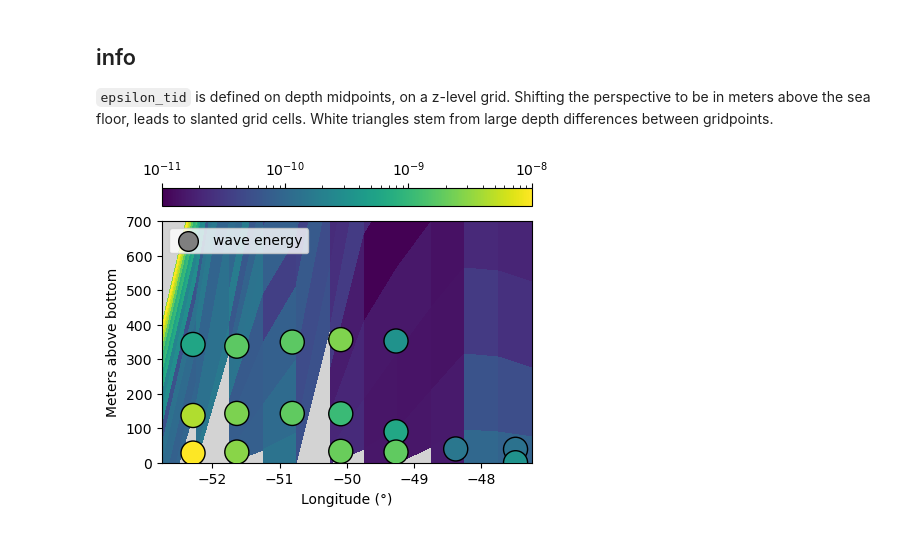
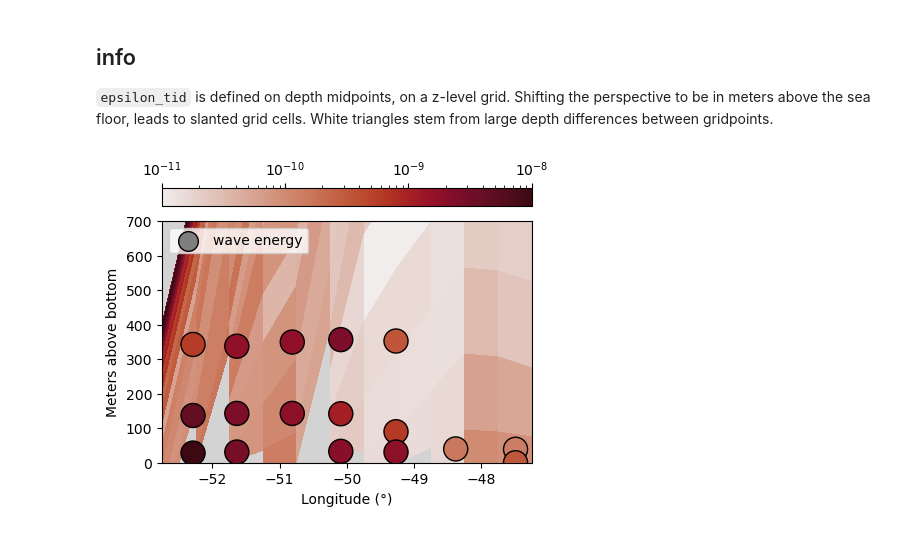
Before and after one commit to opinner/Pinner_et_al_2024, a Jupyter notebook: docs/Exploring De Lavergne et al., 2020.ipynb, the cells around one changed output. Saved outputs shown, nothing was run; the diff lists cells and outputs as text; code cells hidden in the pictures.

Commit message:
de Lavergne Comparison

```diff
--- a/docs/Exploring De Lavergne et al., 2020.ipynb
+++ b/docs/Exploring De Lavergne et al., 2020.ipynb
@@ -392,7 +387,7 @@ import pandas as pd
 import scipy.stats as ss
 from matplotlib.markers import MarkerStyle
 import cmocean
-cmap = cmocean.cm.solar
+cmap = cmocean.cm.amp
 
 ONE_COLUMN_WIDTH = 8.3
 TWO_COLUMN_WIDTH = 12
@@ -401,7 +396,11 @@ cm = 1/2.54  # centimeters in inches
 # %%
 fig,ax = plt.subplots(1, figsize=(TWO_COLUMN_WIDTH*cm, 0.8*TWO_COLUMN_WIDTH*cm))
 
-mpp = ax.pcolormesh(df_transect_lons.T, df_transect_mab , df_transect_eps, shading='nearest', norm = mcolors.LogNorm(vmin=1e-11, vmax=1e-8))
+mpp = ax.pcolormesh(df_transect_lons.T, df_transect_mab , df_transect_eps,
+                    shading='nearest',
+                    norm = mcolors.LogNorm(vmin=1e-11, vmax=1e-8),
+                    cmap = cmap,
+                   )
 cb = plt.colorbar(mpp, ax=ax, location="top")
 
 ax.scatter(
@@ -409,6 +408,7 @@ ax.scatter(
     eps_IGW_IDEMIX_df["rounded_mab"],
     c=eps_IGW_IDEMIX_df["eps_IGW"],
     norm = mcolors.LogNorm(vmin=1e-11, vmax=1e-8), #TODO
+    cmap = cmap,
     edgecolor="black",
     marker=MarkerStyle("o"),
     s = 300,
@@ -417,32 +417,32 @@ ax.scatter(
 
 ax.set_facecolor('lightgrey')
 ax.set_ylabel("Meters above bottom")
 ax.set_xlabel("Longitude (°)")
 
 # ------------------------------------------------------------------------------------------
 # for the legend
 # eps_IGW IDEMIX icon
 ax.scatter(
     eps_IGW_IDEMIX_df["lon"],
     eps_IGW_IDEMIX_df["rounded_mab"],
     #c=energy_levels["eps"],
     color = "tab:gray",
     edgecolor="black",
     marker=MarkerStyle("o"),
     s = 200,
     zorder = -10,
     label = "wave energy",
 )
 
 
 ax.legend(loc = "upper left", ncol=3, columnspacing=1)
 #ax.annotate('gravity current\nboundary', xy=(-48.8, 130), xytext=(-48.5, 270), #fontsize=9,
 #            arrowprops = dict(facecolor='black', width = 2, shrink=0.05), ha = "center", va = "center", color = "white", bbox=dict(facecolor='black', alpha = 0.8, edgecolor='black', boxstyle='round, pad = 0.5'))
 
 ax.set_ylim(0,700)
 fig.tight_layout()
 #fig.savefig("./eps_transect.svg", bbox_inches = "tight")
-#fig.savefig("./eps_IGW_comparison.png", dpi = 400, bbox_inches = "tight")
+fig.savefig("./deLavergne2020_comparison", dpi = 400, bbox_inches = "tight")
 plt.show()
 # %% [output]
-[figure, old version]
+[figure, new version]
```
Also changed, not shown: parts of 5 cells of this notebook.
